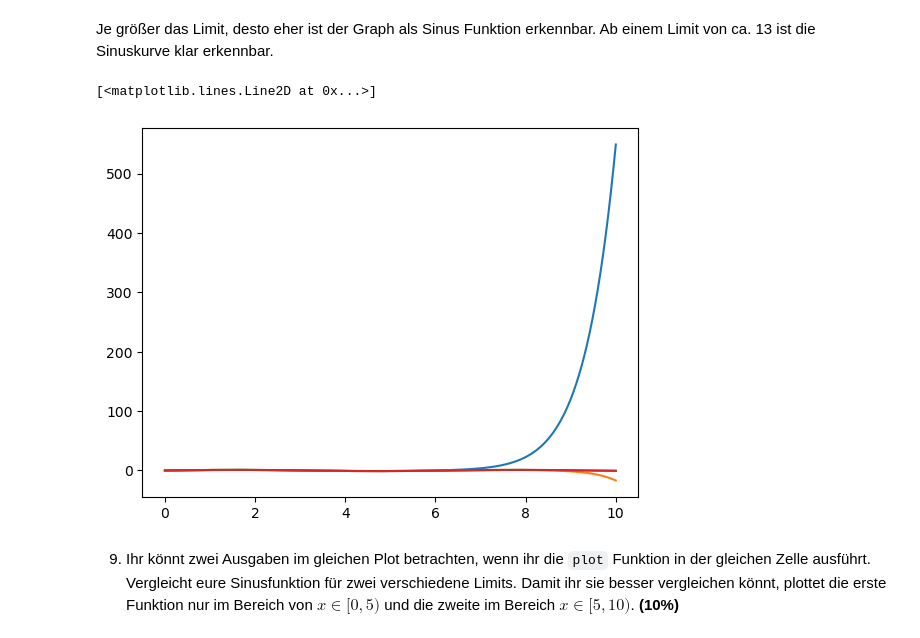
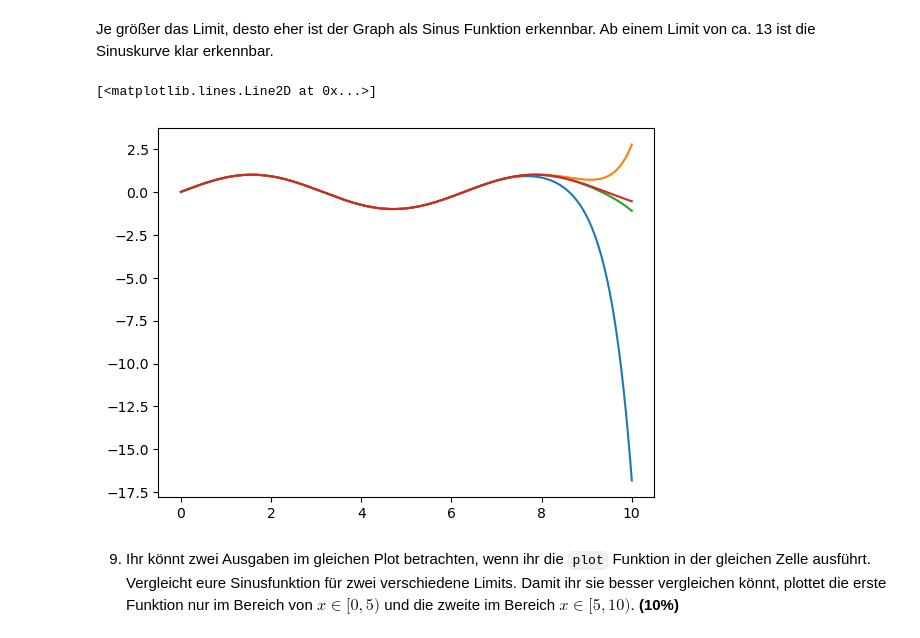
Before and after one commit to olehae/DS1, a Jupyter notebook: Hausaufgabe01.ipynb, the cells around one changed output. Drawn from its saved outputs; the diff is of its cells as text; code cells hidden in the pictures.

```diff
--- a/Hausaufgabe01.ipynb
+++ b/Hausaufgabe01.ipynb
@@ -79,13 +79,13 @@ plot(x, y)
 # %% [markdown]
 Je größer das Limit, desto eher ist der Graph als Sinus Funktion erkennbar. Ab einem Limit von ca. 13 ist die Sinuskurve klar erkennbar.
 # %%
-plot(x, [sinus(i, 7) for i in x])
 plot(x, [sinus(i, 10) for i in x])
-plot(x, [sinus(i, 13) for i in x])
+plot(x, [sinus(i, 11) for i in x])
+plot(x, [sinus(i, 12) for i in x])
 plot(x, [sin(i) for i in x])
 # %% [output]
 [<matplotlib.lines.Line2D at 0x...>]
-[figure, old version]
+[figure, new version]
 # %% [markdown]
 9) Ihr könnt zwei Ausgaben im gleichen Plot betrachten, wenn ihr die `plot` Funktion in der gleichen Zelle ausführt. Vergleicht eure Sinusfunktion für zwei verschiedene Limits. Damit ihr sie besser vergleichen könnt, plottet die erste Funktion nur im Bereich von $x \in [0,5)$ und die zweite im Bereich $x \in [5,10)$. **(10%)**
 # %%
```
Also changed, not shown: parts of 1 cell of this notebook.
